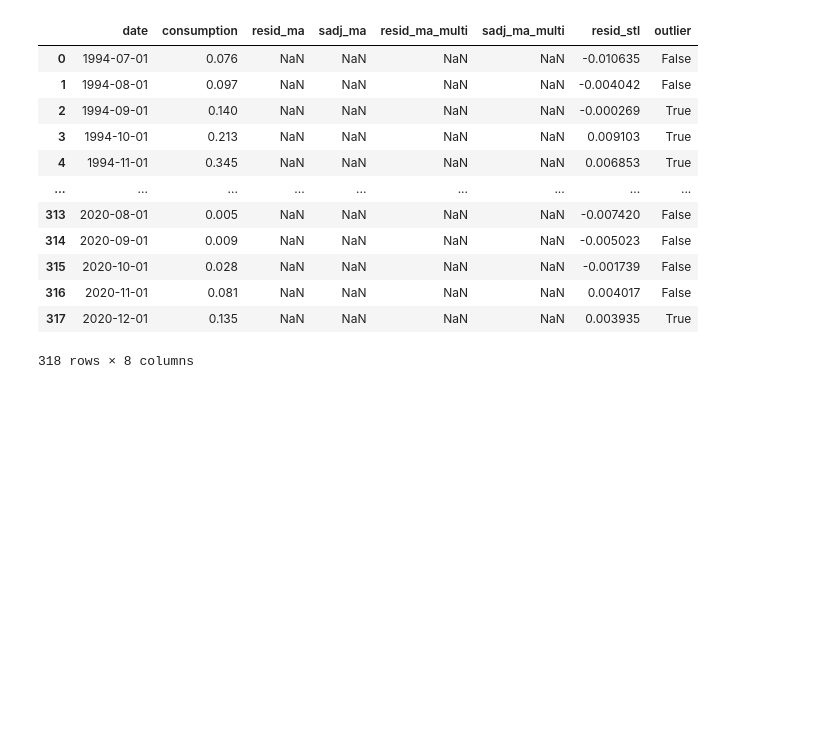
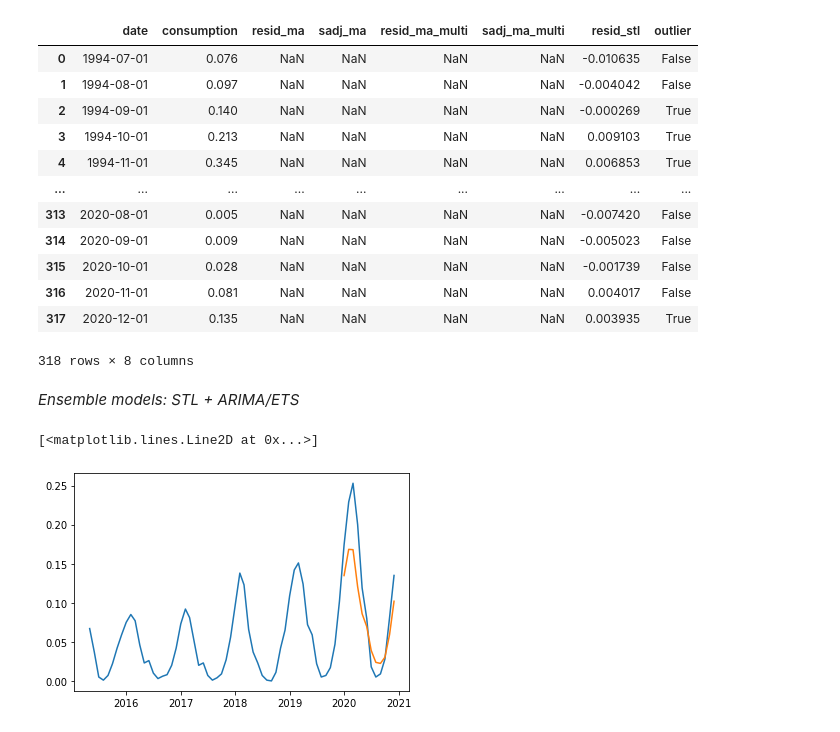
Before and after one commit to jcierocki/INGModellingContest, a Jupyter notebook: notebooks/task1.ipynb, the cells around one changed output. Saved outputs shown, nothing was run; the diff lists cells and outputs as text; code cells hidden in the pictures; blank space fills up the shorter version.

Commit message:
Added ensembles STL + ARIMA/ETS

```diff
--- a/notebooks/task1.ipynb
+++ b/notebooks/task1.ipynb
@@ -191,9 +192,9 @@ print()
 # %% [output]
 [figure]
 # %%
-qmax = np.quantile(resid_stl, q=.97)
+qmin, qmax = np.quantile(resid_stl, q=[.03, .97])
 
-df["outlier"] = df.consumption.values > qmax
+df["outlier"] = (df.consumption.values < qmin) | (df.consumption.values > qmax)
 
 df
 # %% [output]
@@ -210,3 +211,5 @@ df
 | 316 | 2020-11-01 | 0.081 | NaN | NaN | NaN | NaN | 0.004017 | False |
 | 317 | 2020-12-01 | 0.135 | NaN | NaN | NaN | NaN | 0.003935 | True |
 318 rows × 8 columns
+# %% [markdown]
+*Ensemble models: STL + ARIMA/ETS*
@@ -212,0 +227,15 @@ df
+# %%
+stlf = STLForecast(df.consumption[0:306].to_numpy(), SimpleExpSmoothing, period=12, seasonal=7, robust=True)
+# stlf = STLForecast(df.consumption[0:306].to_numpy(), ARIMA, model_kwargs={"order": (2, 0, 0)}, period=12, seasonal=5, robust=True)
+res = stlf.fit()
+
+fcst = pd.Series(
+    res.forecast(12),
+    index=df.tail(12).date.values
+)
+
+plt.plot(df.date[250:], df.consumption[250:])
+plt.plot(fcst)
+# %% [output]
+[<matplotlib.lines.Line2D at 0x...>]
+[figure, added]
```
Also changed, not shown: parts of 2 cells of this notebook, 1 other file.
